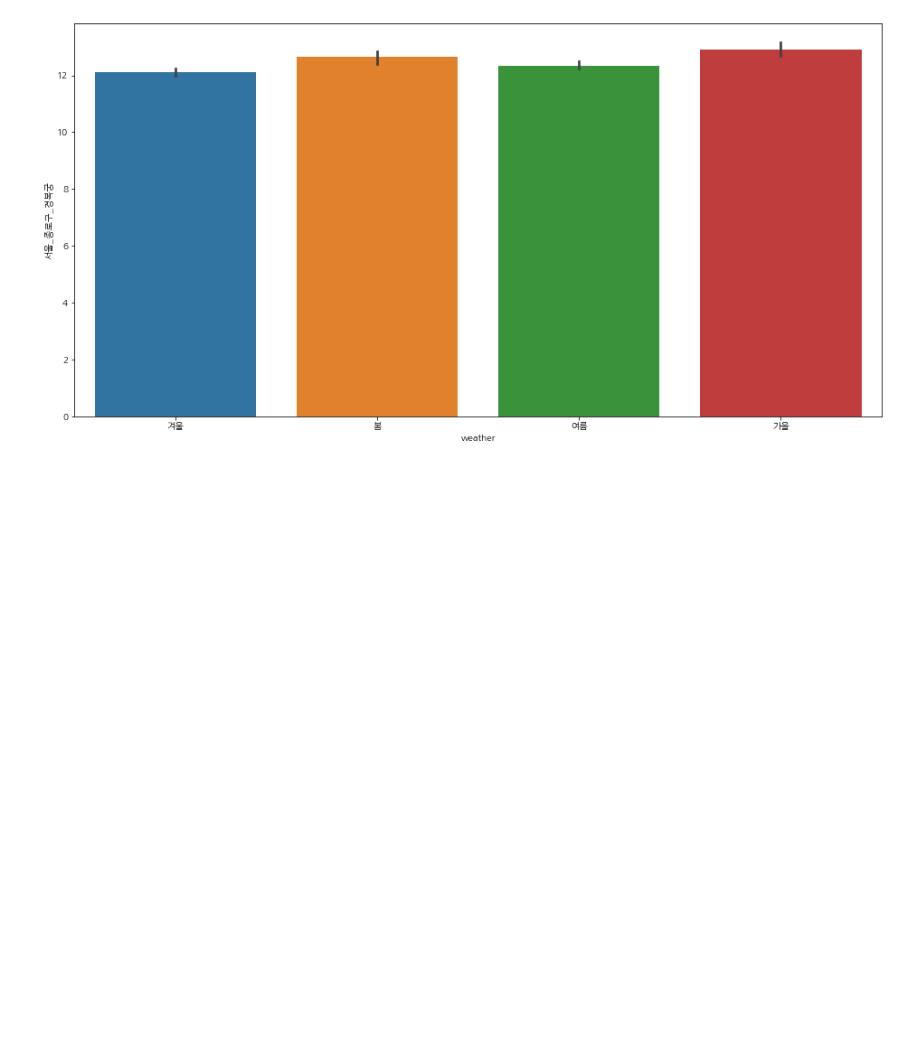
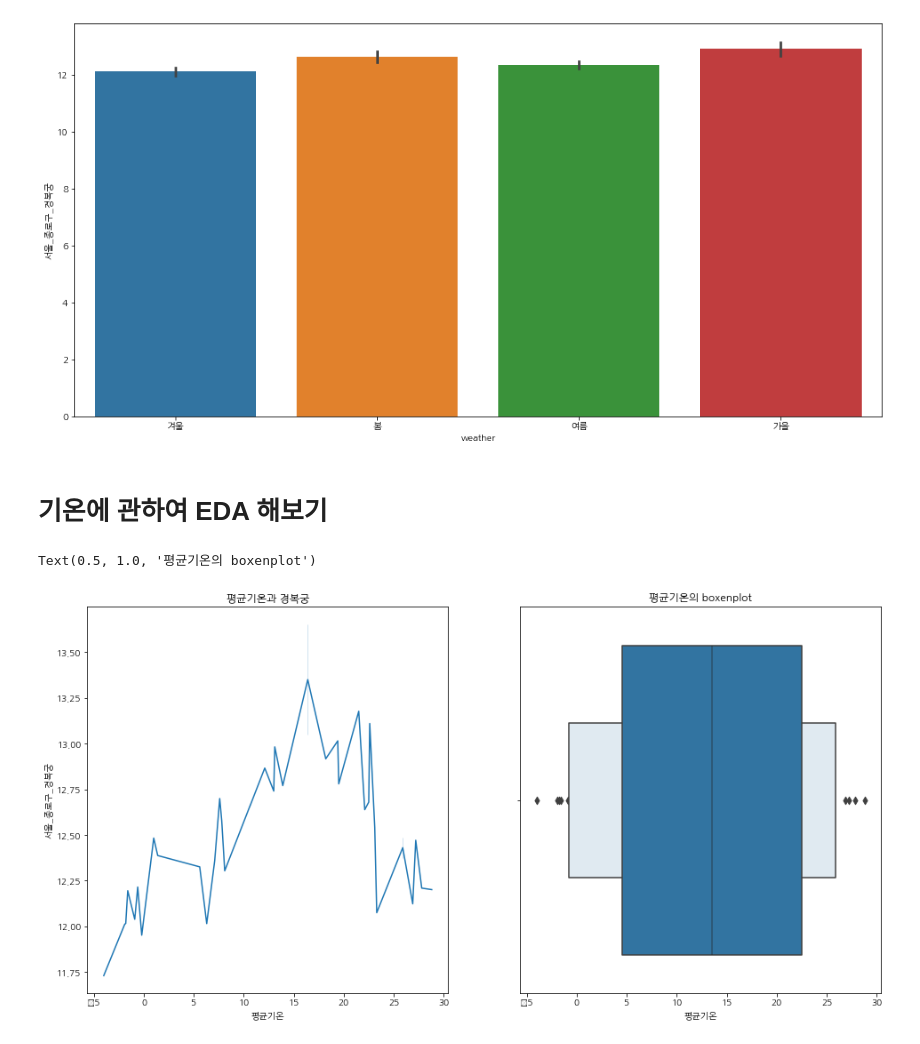
Before and after one commit to qkrwjdduf159/-, a Jupyter notebook: 팀프로젝트/서울 analysis.ipynb, the cells around one changed output. Saved outputs shown, nothing was run; the diff lists cells and outputs as text; code cells hidden in the pictures; blank space fills up the shorter version.

```diff
--- a/팀프로젝트/서울 analysis.ipynb
+++ b/팀프로젝트/서울 analysis.ipynb
@@ -202,0 +201,13 @@ sns.barplot(data = data, x = 'weather', y = '서울_종로구_경복궁')
+# %% [markdown]
+# 기온에 관하여 EDA 해보기
+# %%
+# 평균기온
+# 봄과 가을의 날씨에 관광객이 많아지고 추운 겨울이나 여름에는 관광객의 수가 줄어드는 경향이 있다.
+fig, ax  = plt.subplots(ncols = 2, figsize = (16,8))
+sns.lineplot(data = data, x  = '평균기온', y = '서울_종로구_경복궁', ax = ax[0])
+sns.boxenplot(data['평균기온'], ax = ax[1])
+ax[0].set_title('평균기온과 경복궁')
+ax[1].set_title('평균기온의 boxenplot')
+# %% [output]
+Text(0.5, 1.0, '평균기온의 boxenplot')
+[figure, added]
```
Also changed, not shown: parts of 26 cells of this notebook.
